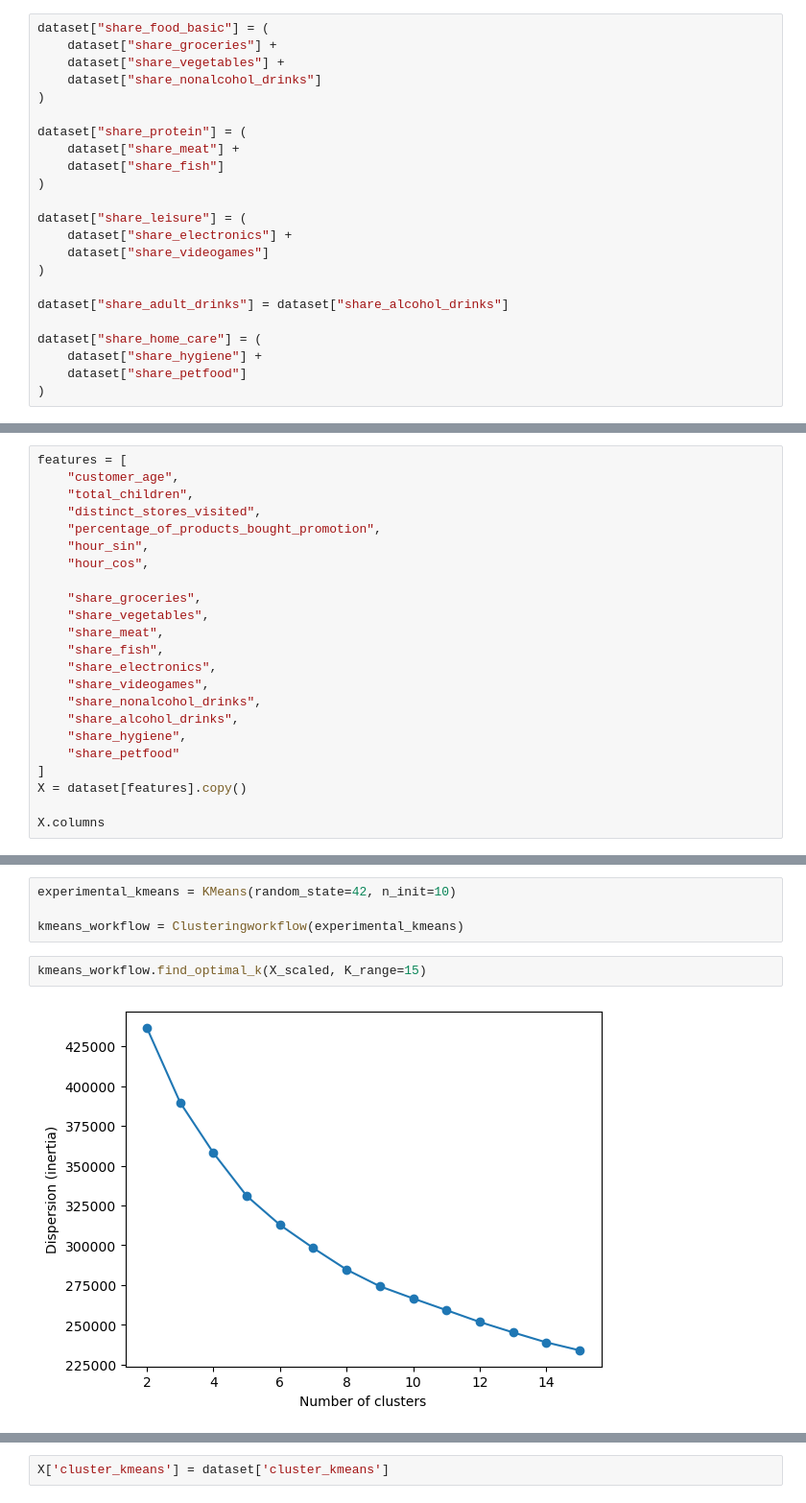
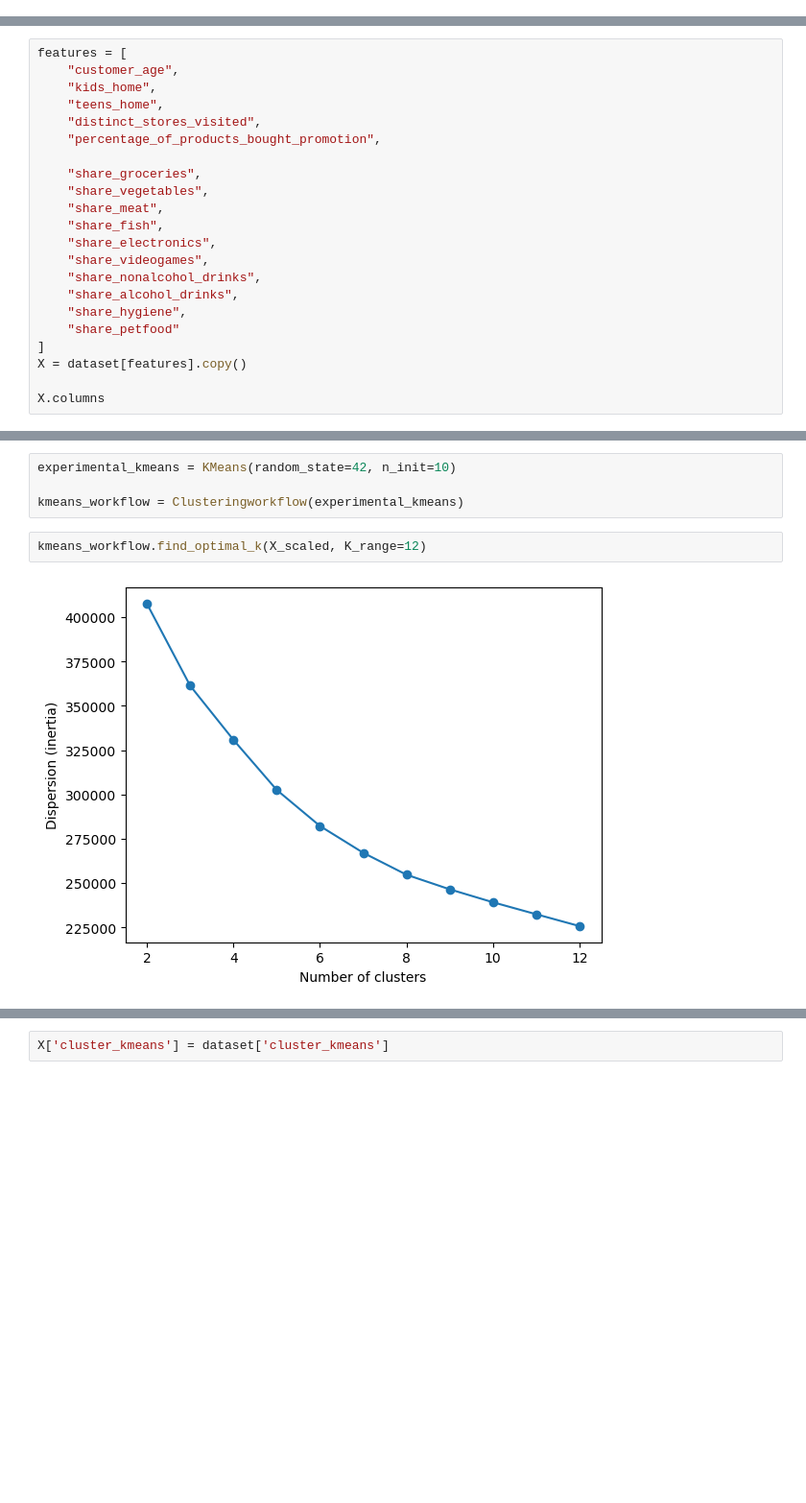
Before and after one commit to tiago2806/ml_project, a Jupyter notebook: notebooks/03_modelling.ipynb, the cells around one changed output, grey strips where cells are left out. Shown at 96% size. Cells and saved outputs as stored; diff of their text form; blank space fills up the shorter version.

```diff
--- a/notebooks/03_modelling.ipynb
+++ b/notebooks/03_modelling.ipynb
@@ -35,26 +35,3 @@ dataset.head()
 | 7 | John Kelling | male | 44 | Unknown | 0 | 0 | ... |
 | 8 | Arthur Dematteo | male | 57 | Unknown | 0 | 0 | ... |
 5 rows × 40 columns
-# %%
-dataset["share_food_basic"] = (
-    dataset["share_groceries"] +
-    dataset["share_vegetables"] +
-    dataset["share_nonalcohol_drinks"]
-)
-
-dataset["share_protein"] = (
-    dataset["share_meat"] +
-    dataset["share_fish"]
-)
-
-dataset["share_leisure"] = (
-    dataset["share_electronics"] +
-    dataset["share_videogames"]
-)
-
-dataset["share_adult_drinks"] = dataset["share_alcohol_drinks"]
-
-dataset["share_home_care"] = (
-    dataset["share_hygiene"] +
-    dataset["share_petfood"]
-)
@@ -61,11 +54,10 @@ dataset["share_home_care"] = (
 # %%
 features = [
     "customer_age",
-    "total_children",
+    "kids_home",
+    "teens_home",
     "distinct_stores_visited",
     "percentage_of_products_bought_promotion",
-    "hour_sin",
-    "hour_cos",
 
     "share_groceries",
     "share_vegetables",
@@ -111,9 +103,9 @@ experimental_kmeans = KMeans(random_state=42, n_init=10)
 
 kmeans_workflow = Clusteringworkflow(experimental_kmeans)
 # %%
-kmeans_workflow.find_optimal_k(X_scaled, K_range=15)
+kmeans_workflow.find_optimal_k(X_scaled, K_range=12)
 # %% [output]
-[figure, old version]
+[figure, new version]
 # %%
 kmeans_workflow.silhouette(X_scaled, K_range=15)
 # %% [output]
```
Also changed, not shown: parts of 11 cells of this notebook, 1 other file.
